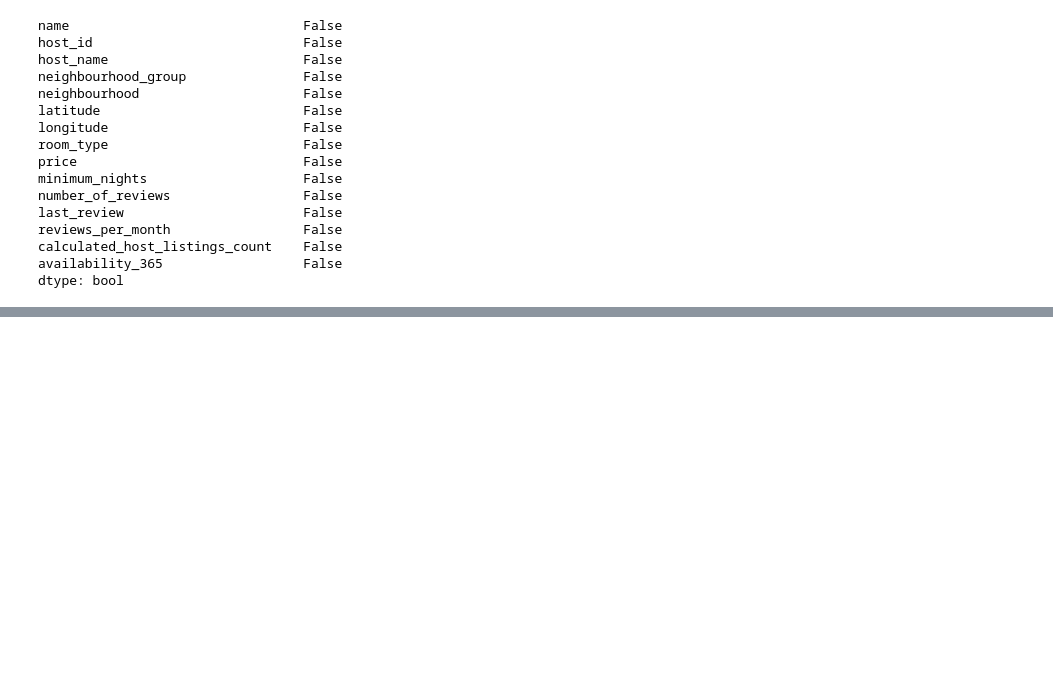
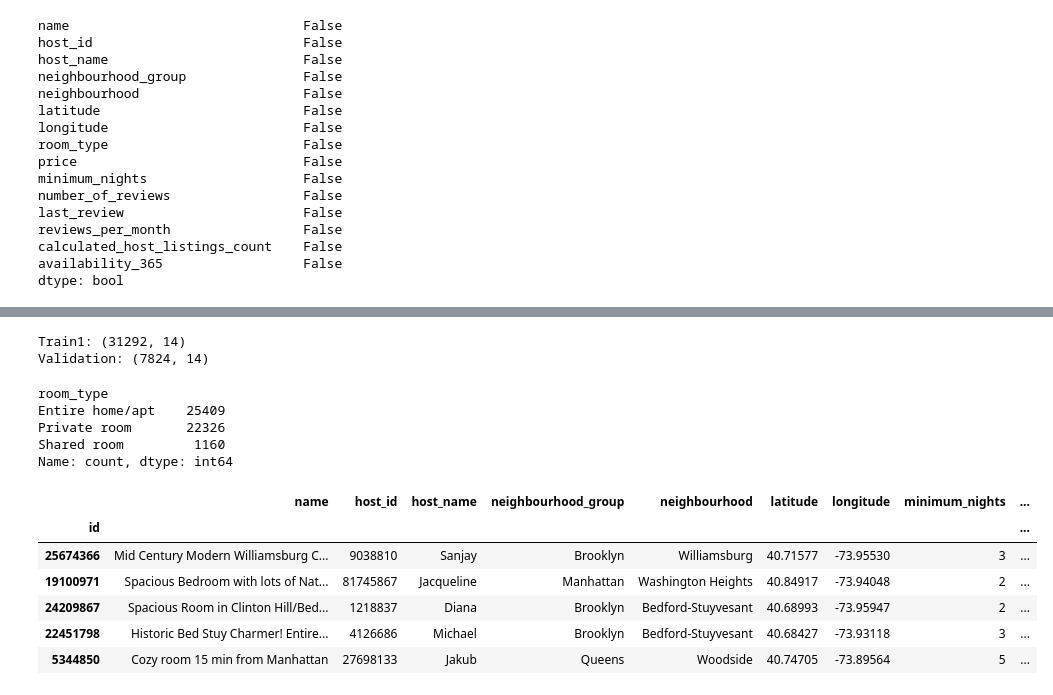
Before and after one commit to 4GeeksAcademy/palomagondim-intro-ml, a Jupyter notebook: src/00-eda.ipynb, the cells around one changed output, grey strips where cells are left out. Cells and saved outputs as stored; diff of their text form; code cells hidden in the pictures; blank space fills up the shorter version.

```diff
--- a/src/00-eda.ipynb
+++ b/src/00-eda.ipynb
@@ -177,0 +210,5 @@ y = y[X.index]
+# %%
+#Imputar valor extremo a NaN "days since last review"
+df['days_since_lastreview'].fillna(-1,inplace=True)
+pd.set_option('display.max_columns',None)
+df.head()
@@ -177,0 +229,6 @@ y = y[X.index]
+# %%
+#Eliminar columna redundante "last_review"
+
+df.drop(['last_review'],axis=1,inplace=True)
+pd.set_option('display.max_columns',None)
+df.head()
@@ -178,4 +243,5 @@ y = y[X.index]
+# %%
+X = df.drop('price',axis=1)
+y = df['price']
 # %%
-X_train, X_test, y_train, y_test = train_test_split(
-    X, y, test_size=0.2, random_state=42
-)
+X_train, X_test, y_train, y_test = train_test_split(X, y, test_size=0.2, random_state=42)
@@ -529,0 +248,46 @@ df_filt
+# %%
+#SPLIT TRAIN/VALIDATION
+
+X_train1, X_val, y_train1, y_val = train_test_split(
+    X_train,
+    y_train,
+    test_size=0.2,
+    random_state=42
+)
+
+print(f"Train1: {X_train1.shape}")
+print(f"Validation: {X_val.shape}")
+# %% [output]
+Train1: (31292, 14)
+Validation: (7824, 14)
+# %%
+counts = df['room_type'].value_counts()
+print(counts)
+# %% [output]
+room_type
+Entire home/apt    25409
+Private room       22326
+Shared room         1160
+Name: count, dtype: int64
+# %%
+#Codificación de variables categóricas Ordinal encoder: para variable Room type
+
+room_type_order = [['Shared room','Private room','Entire home/apt']]
+
+ordinal_encoder = OrdinalEncoder(categories=room_type_order,handle_unknown='use_encoded_value',unknown_value=-1)
+
+X_train['room_type_encoded'] = ordinal_encoder.fit_transform(X_train[['room_type']])
+X_test['room_type_encoded']= ordinal_encoder.transform(X_test[['room_type']])
+
+X_train.drop('room_type',axis=1,inplace=True)
+X_test.drop('room_type',axis=1,inplace=True)
+
+X_train.head()
+# %% [output]
+|  | name | host_id | host_name | neighbourhood_group | neighbourhood | latitude | longitude | minimum_nights | ... |
+| id |  |  |  |  |  |  |  |  | ... |
+| 25674366 | Mid Century Modern Williamsburg C... | 9038810 | Sanjay | Brooklyn | Williamsburg | 40.71577 | -73.95530 | 3 | ... |
+| 19100971 | Spacious Bedroom with lots of Nat... | 81745867 | Jacqueline | Manhattan | Washington Heights | 40.84917 | -73.94048 | 2 | ... |
+| 24209867 | Spacious Room in Clinton Hill/Bed... | 1218837 | Diana | Brooklyn | Bedford-Stuyvesant | 40.68993 | -73.95947 | 2 | ... |
+| 22451798 | Historic Bed Stuy Charmer! Entire... | 4126686 | Michael | Brooklyn | Bedford-Stuyvesant | 40.68427 | -73.93118 | 3 | ... |
+| 5344850 | Cozy room 15 min from Manhattan | 27698133 | Jakub | Queens | Woodside | 40.74705 | -73.89564 | 5 | ... |
```
Also changed, not shown: parts of 44 cells of this notebook, 2 other files.
